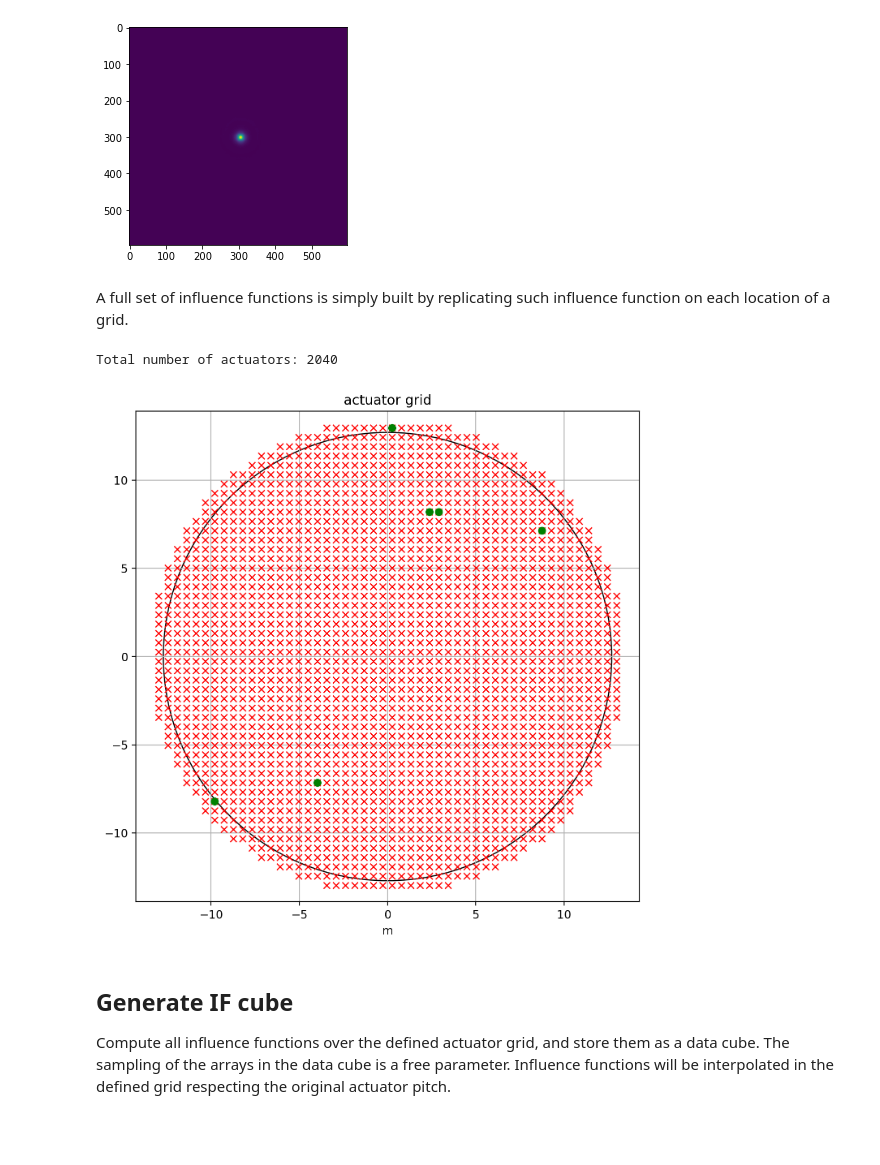
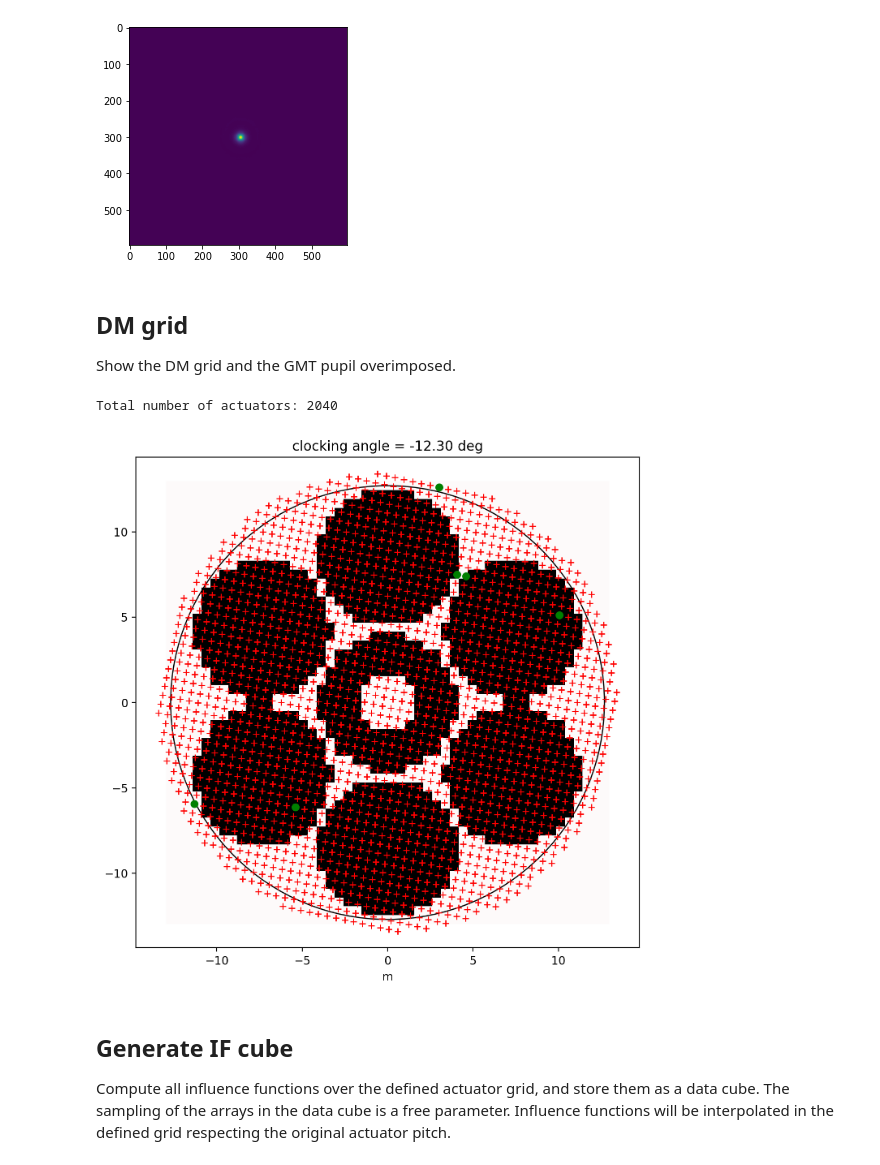
Before and after one commit to fquiros/CEO, a Jupyter notebook: python/ceo/gaps/mems_model_demo.ipynb, the cells around one changed output. Cells and saved outputs as stored; diff of their text form; code cells hidden in the pictures; blank space fills up the shorter version.

Commit message:
MEMS_MODEL: grid rotation implemented.

```diff
--- a/python/ceo/gaps/mems_model_demo.ipynb
+++ b/python/ceo/gaps/mems_model_demo.ipynb
@@ -23,38 +30,46 @@ ref_ifunc_fname = './data/mems2k/MagAO-X_MEMS2k_ReferenceIF.npz'
 act_mask_fname = './data/mems2k/BMC_2k_act_mask.npz'
 bad_acts_idx = [7, 384, 1664, 1737, 288, 289]
 
-#-- Specify desired actuator pitch in meters.
+#-- Specify desired actuator pitch in meters, and grid rotation in degrees.
 Dtel = 25.4 #m
 act_pitch_m = Dtel / 48
+grid_rot_deg = -12.30 # Angle that places the Bumps in-between segments.
 
 #-- Initialize the model using the mems_model class
-mems2k = mems_model(ref_ifunc_fname, act_mask_fname, act_pitch_m=act_pitch_m)
+mems2k = mems_model(ref_ifunc_fname, act_mask_fname, act_pitch_m=act_pitch_m, grid_rot_deg=grid_rot_deg)
 # %%
 #-- Show reference influence function
 plt.imshow(mems2k._mems_model__ref_ifunc)
 # %% [output]
 <matplotlib.image.AxesImage at 0x...>
 [figure]
-# %% [markdown]
-A full set of influence functions is simply built by replicating such influence function on each location of a grid.
+# %% [markdown]
+## DM grid
+Show the DM grid and the GMT pupil overimposed.
+# %%
+#-- pupil over DM grid
+truss_shadows = False
+GMTpup_model = gmt_pupil_model(mems2k._grid_n_acts, act_pitch_m, truss_shadows=truss_shadows)
+Dext = act_pitch_m * (mems2k._grid_n_acts-1)
 # %%
 fig, ax = plt.subplots()
 fig.set_size_inches((8,8))
 fig.dpi = 200
-ax.plot(mems2k._act_col_meters, mems2k._act_row_meters, 'rx')
+ax.imshow(GMTpup_model, interpolation='none', origin='lower', aspect='equal', extent=[-Dext/2, Dext/2, -Dext/2, Dext/2], cmap=plt.cm.gist_earth_r)
+ax.plot(mems2k._act_col_meters, mems2k._act_row_meters, 'r+')
 ax.plot(mems2k._act_col_meters[bad_acts_idx], mems2k._act_row_meters[bad_acts_idx], 'go')
 ax.axis('equal')
-ax.set_title('actuator grid')
+ax.set_title('clocking angle = %0.2f deg'%grid_rot_deg)
 ax.set_xlabel('m')
-ax.grid()
+#ax.grid()
 
 circ = Circle((0,0), Dtel/2, fill=False, color='k')
 ax.add_artist(circ)
 
 print('Total number of actuators: %d'%mems2k.n_acts)
 # %% [output]
 Total number of actuators: 2040
-[figure, old version]
+[figure, new version]
 # %% [markdown]
 ## Generate IF cube
 Compute all influence functions over the defined actuator grid, and store them as a data cube. The sampling of the arrays in the data cube is a free parameter. Influence functions will be interpolated in the defined grid respecting the original actuator pitch.
```
Also changed, not shown: parts of 10 cells of this notebook, 1 other file.
